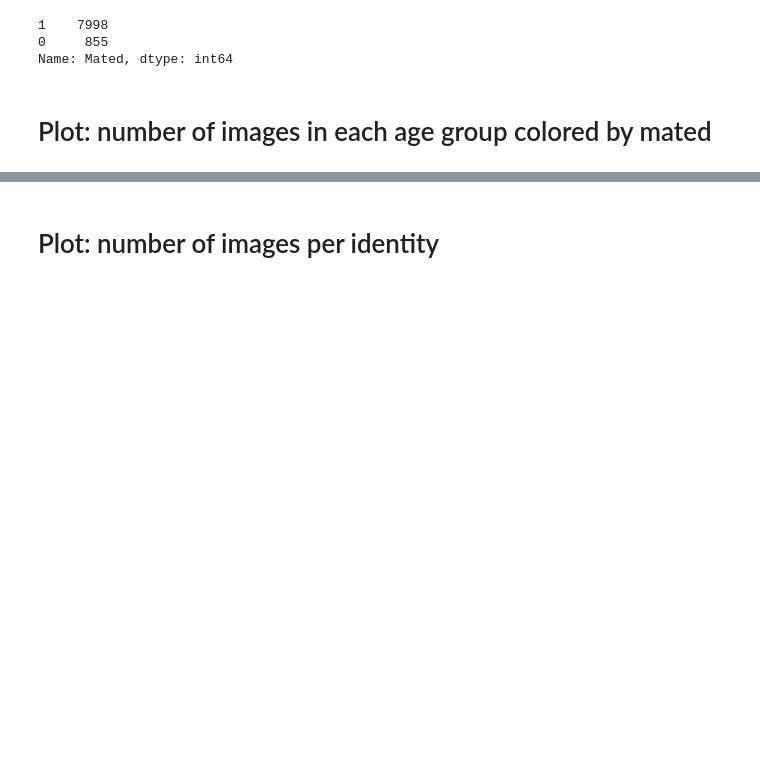
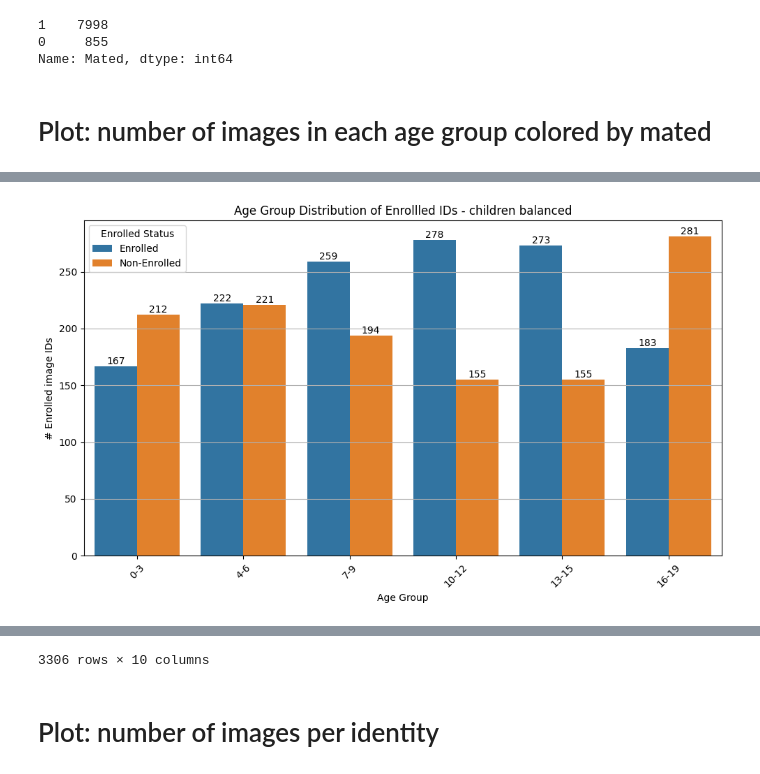
Before and after one commit to Kat-Gabi/Master_Thesis, a Jupyter notebook: notebooks/data_vis/age-estimation_stats.ipynb, the cells around one changed output, grey strips where cells are left out. Saved outputs shown, nothing was run; the diff lists cells and outputs as text; code cells hidden in the pictures; blank space fills up the shorter version.

```diff
--- a/notebooks/data_vis/age-estimation_stats.ipynb
+++ b/notebooks/data_vis/age-estimation_stats.ipynb
@@ -347,0 +472,4 @@ plot_age_group_distribution_mated(df_combined, 'Combined')
+# %%
+number_of_enrolled_ids_agebin(c_df, 'children balanced')
+# %% [output]
+[figure, added]
@@ -348,3 +488,4 @@ plot_age_group_distribution_mated(df_combined, 'Combined')
+3306 rows × 10 columns
 # %% [markdown]
 # Plot: number of images per identity
 # %%
```
Also changed, not shown: parts of 11 cells of this notebook, 3 other files.
